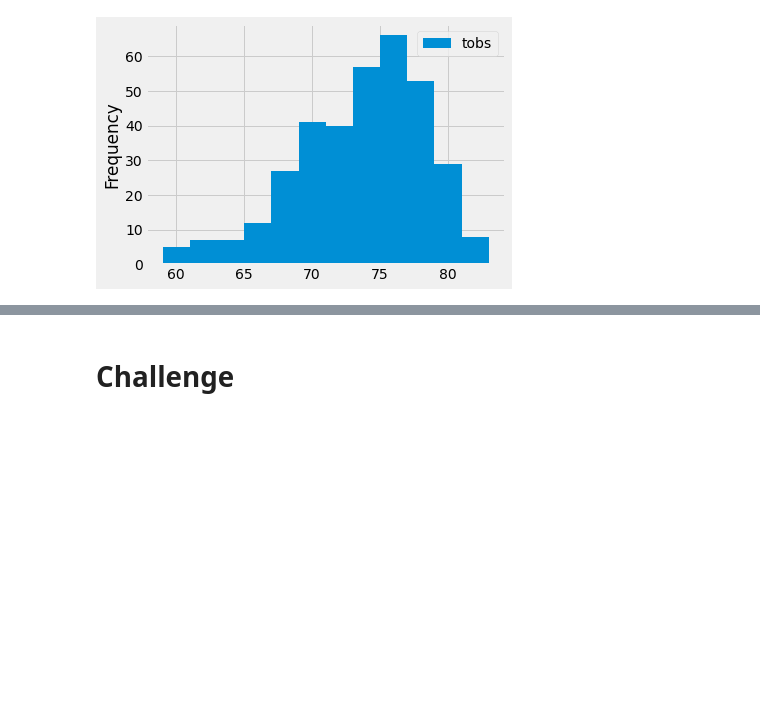
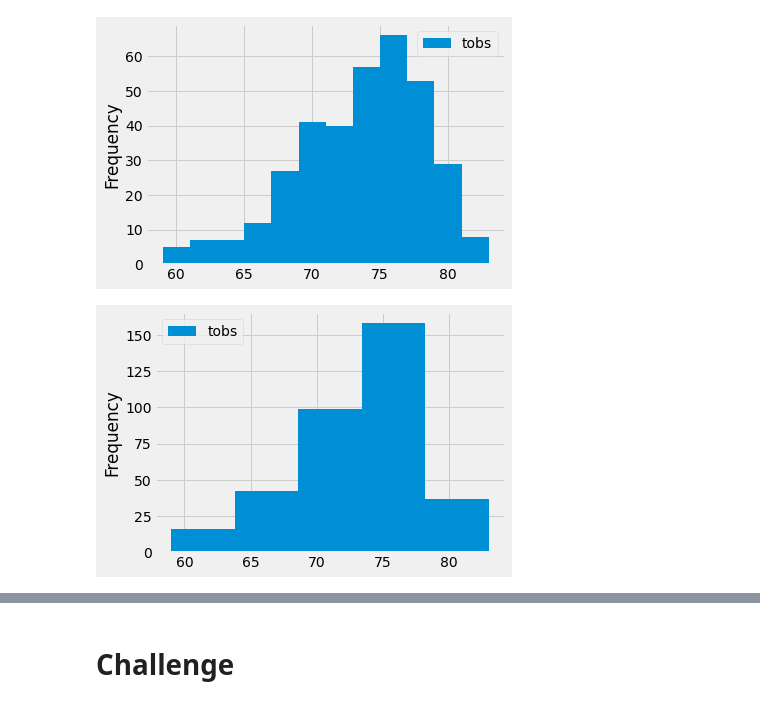
Before and after one commit to bmliddicoat/Surf_Up, a Jupyter notebook: climate_analysis.ipynb, the cells around one changed output, grey strips where cells are left out. Cells and saved outputs as stored; diff of their text form; code cells hidden in the pictures; blank space fills up the shorter version.

```diff
--- a/climate_analysis.ipynb
+++ b/climate_analysis.ipynb
@@ -208,3 +193,9 @@ df.plot.hist(bins=12)
 plt.tight_layout()
 # %% [output]
 [figure]
+# %%
+# Bin to five
+df.plot.hist(bins=5)
+plt.tight_layout()
+# %% [output]
+[figure, added]
```
Also changed, not shown: parts of 3 cells of this notebook, 3 other files.
